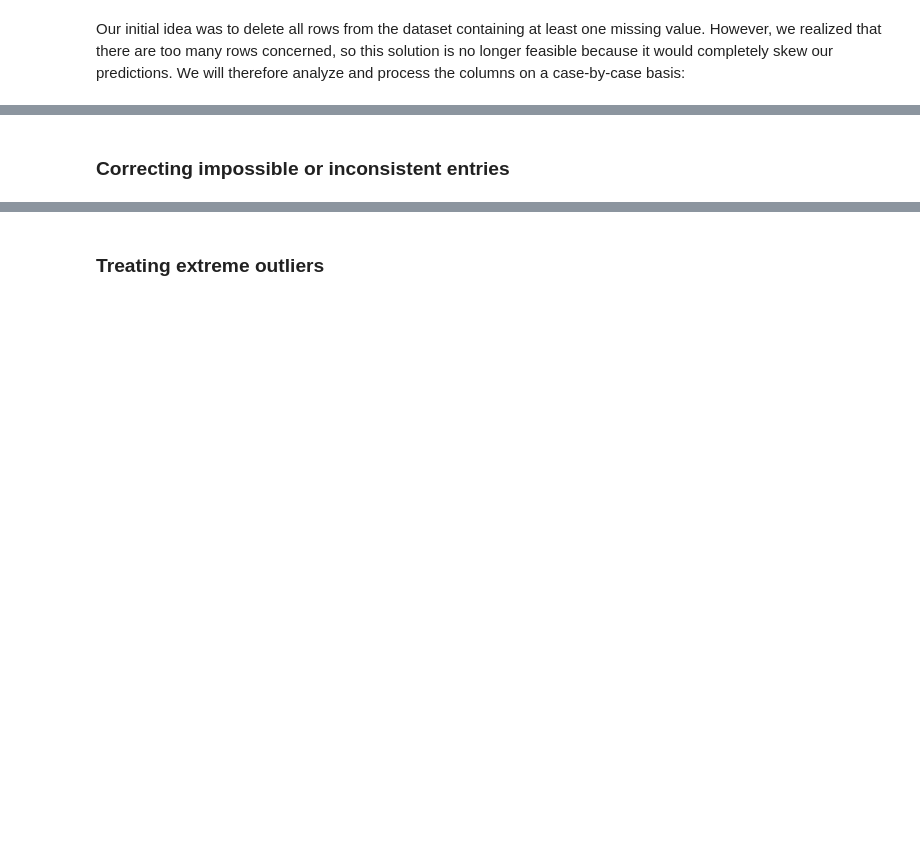
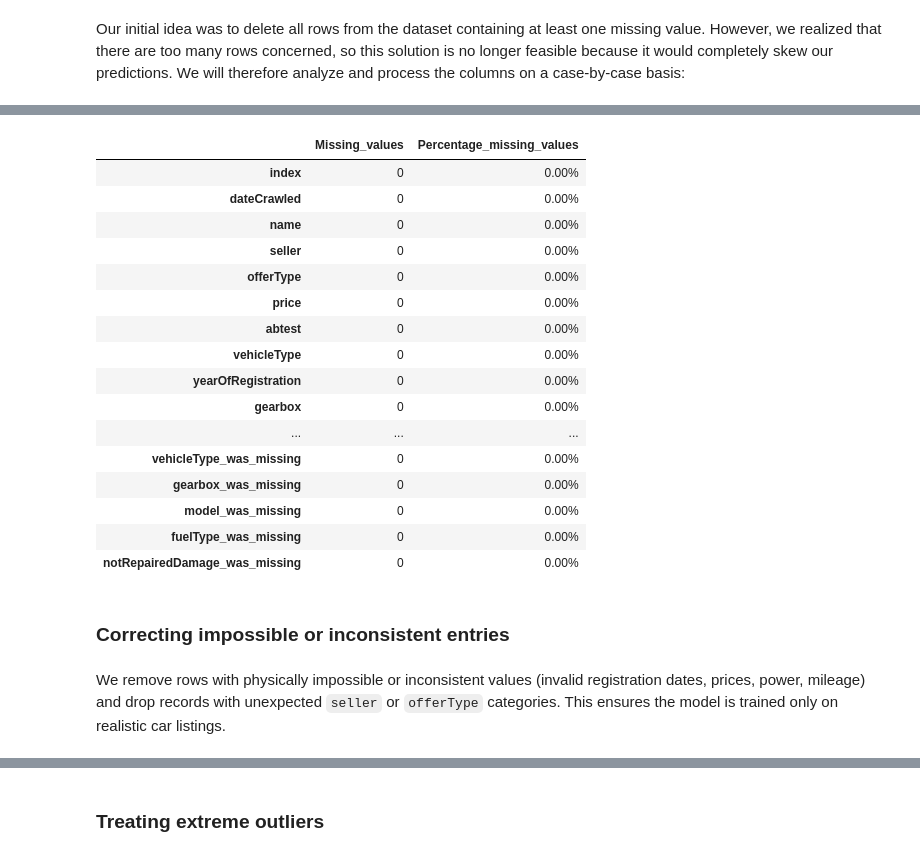
Before and after one commit to hugodbrnn/Machine-learning-project-cars, a Jupyter notebook: project.ipynb, the cells around one changed output, grey strips where cells are left out. Drawn from its saved outputs; the diff is of its cells as text; code cells hidden in the pictures; blank space fills up the shorter version.

```diff
--- a/project.ipynb
+++ b/project.ipynb
@@ -132,2 +273,30 @@ Our initial idea was to delete all rows from the dataset containing at least one
+# %%
+missing_values = df.isnull().sum().to_frame('Missing_values')
+missing_values['Percentage_missing_values'] = ((missing_values['Missing_values']/df.shape[0])*100)
+
+missing_values.style\
+    .format({'Percentage_missing_values': '{:.2f}%'} )\
+    .background_gradient(cmap='Reds')\
+    .set_properties(**{'text-align': 'center'})
+# %% [output]
+|  | Missing_values | Percentage_missing_values |
+| index | 0 | 0.00% |
+| dateCrawled | 0 | 0.00% |
+| name | 0 | 0.00% |
+| seller | 0 | 0.00% |
+| offerType | 0 | 0.00% |
+| price | 0 | 0.00% |
+| abtest | 0 | 0.00% |
+| vehicleType | 0 | 0.00% |
+| yearOfRegistration | 0 | 0.00% |
+| gearbox | 0 | 0.00% |
+| ... | ... | ... |
+| vehicleType_was_missing | 0 | 0.00% |
+| gearbox_was_missing | 0 | 0.00% |
+| model_was_missing | 0 | 0.00% |
+| fuelType_was_missing | 0 | 0.00% |
+| notRepairedDamage_was_missing | 0 | 0.00% |
 # %% [markdown]
 ### **Correcting impossible or inconsistent entries**
+# %% [markdown]
+We remove rows with physically impossible or inconsistent values (invalid registration dates, prices, power, mileage) and drop records with unexpected `seller` or `offerType` categories. This ensures the model is trained only on realistic car listings.
```
Also changed, not shown: parts of 19 cells of this notebook.
